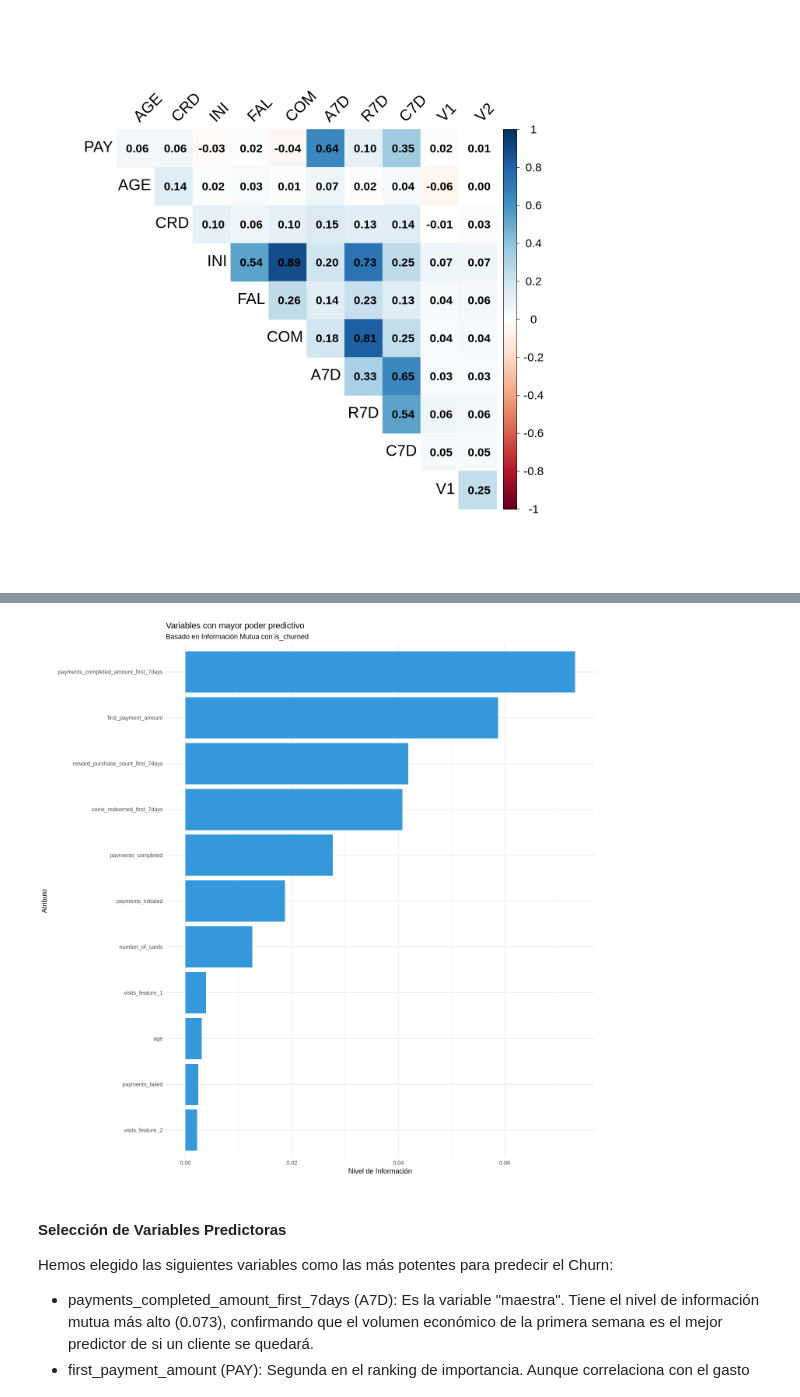
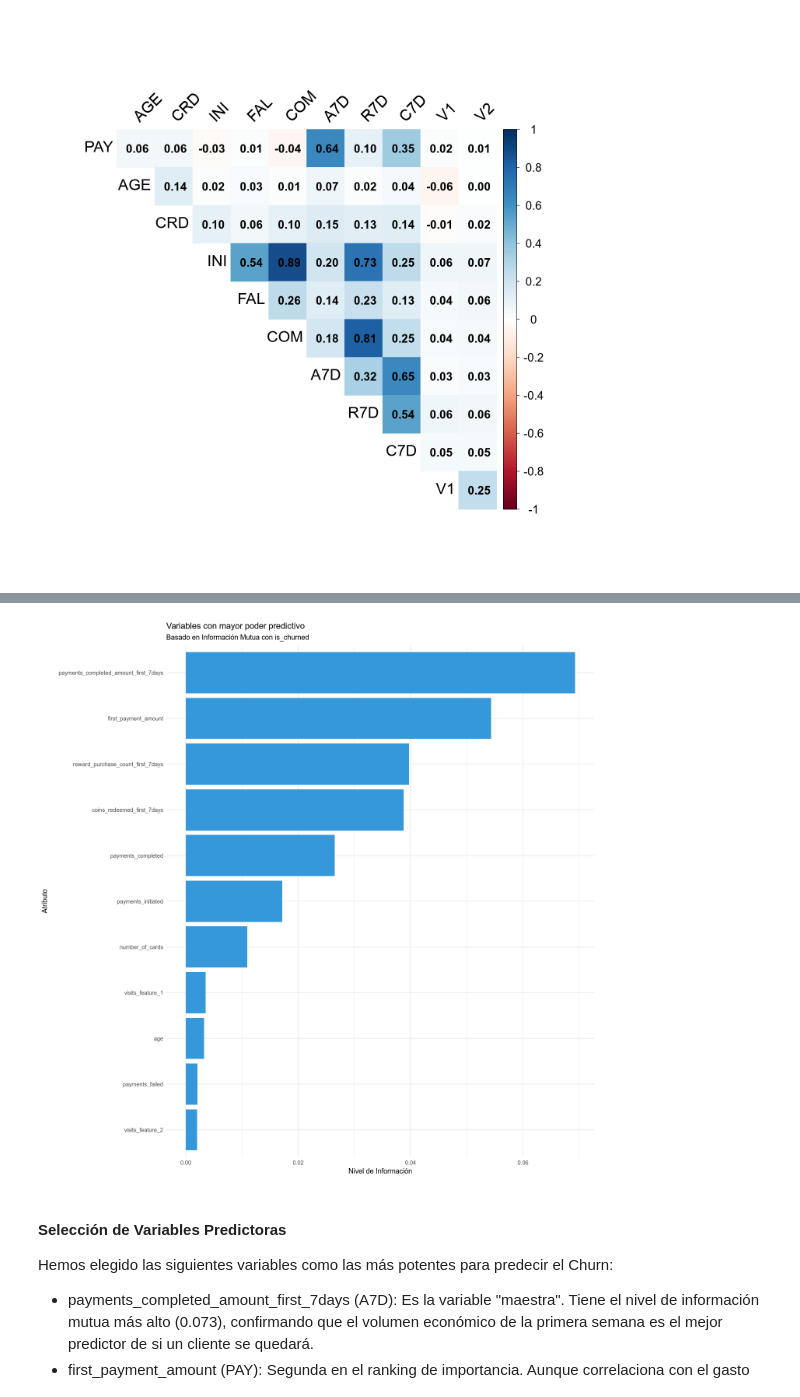
Before and after one commit to Gpascual11/MD004_Estadistica, a Jupyter notebook: 13. Final Project/MD004_GerardPascualFontanilles_ACFinal.ipynb, the cells around one changed output, grey strips where cells are left out. Drawn from its saved outputs; the diff is of its cells as text; code cells hidden in the pictures.

```diff
--- a/13. Final Project/MD004_GerardPascualFontanilles_ACFinal.ipynb
+++ b/13. Final Project/MD004_GerardPascualFontanilles_ACFinal.ipynb
@@ -262,10 +252,13 @@ df_clean <- df_clean %>%
     visits_feature_2 = replace_na(visits_feature_2, 0)
   )
 # %%
-df_clean$age[is.na(df_clean$age)] <- median(df_clean$age, na.rm = TRUE)
+df_clean <- df_clean %>%
+  mutate(age = replace_na(age, median(age, na.rm = TRUE)))
 # %%
-cols_categoricas <- c("device", "city", "is_referral",
-                      "given_permission_1", "given_permission_2", "is_churned")
+cols_categoricas <- c(
+  "device", "city", "is_referral",
+  "given_permission_1", "given_permission_2", "is_churned"
+)
 # %%
 df_clean[cols_categoricas] <- lapply(df_clean[cols_categoricas], as.factor)
 # %%
@@ -275,6 +268,8 @@ n_duplicados <- sum(duplicated(df_clean))
 print(paste("Número de filas duplicadas encontradas:", n_duplicados))
 # %% [output]
 [1] "Número de filas duplicadas encontradas: 825"
+# %%
+df_clean <- distinct(df_clean)
 # %%
 summary(df_clean)
 # %% [output]
@@ -611,7 +650,15 @@ df_discreto <- discretize(df_num)
 # %%
 ranking_im <- data.frame(
   Variable = colnames(df_num),
-  Importancia = sapply(colnames(df_num), function(x) mutinformation(df_discreto[[x]], df_clean$is_churned))
+  Importancia = sapply(
+    colnames(df_num),
+    function(x) {
+      mutinformation(
+        df_discreto[[x]],
+        df_clean$is_churned
+      )
+    }
+  )
 ) %>% arrange(desc(Importancia))
 # %%
 print("Ranking de importancia (Información Mutua):")
@@ -637,13 +684,15 @@ visits_feature_2                      0.002181770
 # %%
 ggplot(ranking_im, aes(x = reorder(Variable, Importancia), y = Importancia)) +
   geom_bar(stat = "identity", fill = "#3498db") +
   coord_flip() +
-  labs(title = "Variables con mayor poder predictivo",
-       subtitle = "Basado en Información Mutua con is_churned",
-       x = "Atributo", y = "Nivel de Información") +
+  labs(
+    title = "Variables con mayor poder predictivo",
+    subtitle = "Basado en Información Mutua con is_churned",
+    x = "Atributo", y = "Nivel de Información"
+  ) +
   theme_minimal()
 # %% [output]
-[figure, old version]
+[figure, new version]
 # %% [markdown]
 #### Selección de Variables Predictoras
 Hemos elegido las siguientes variables como las más potentes para predecir el Churn:
```
Also changed, not shown: parts of 49 cells of this notebook, 16 other files.
